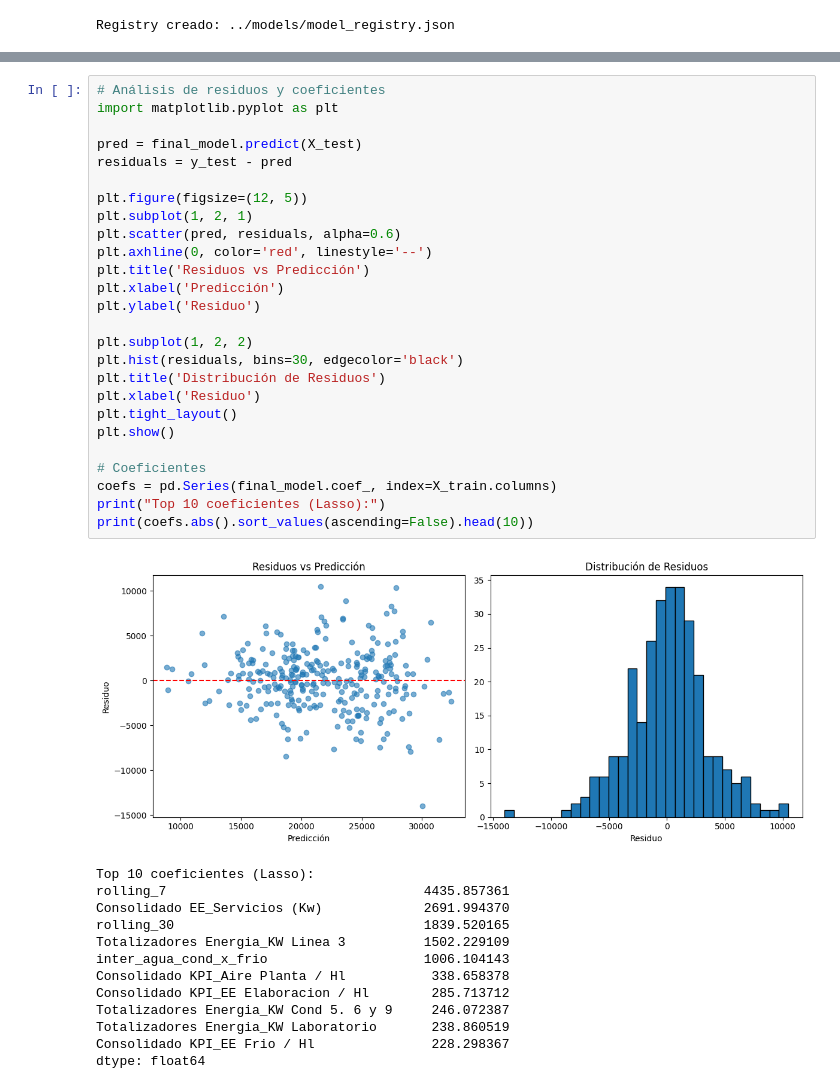
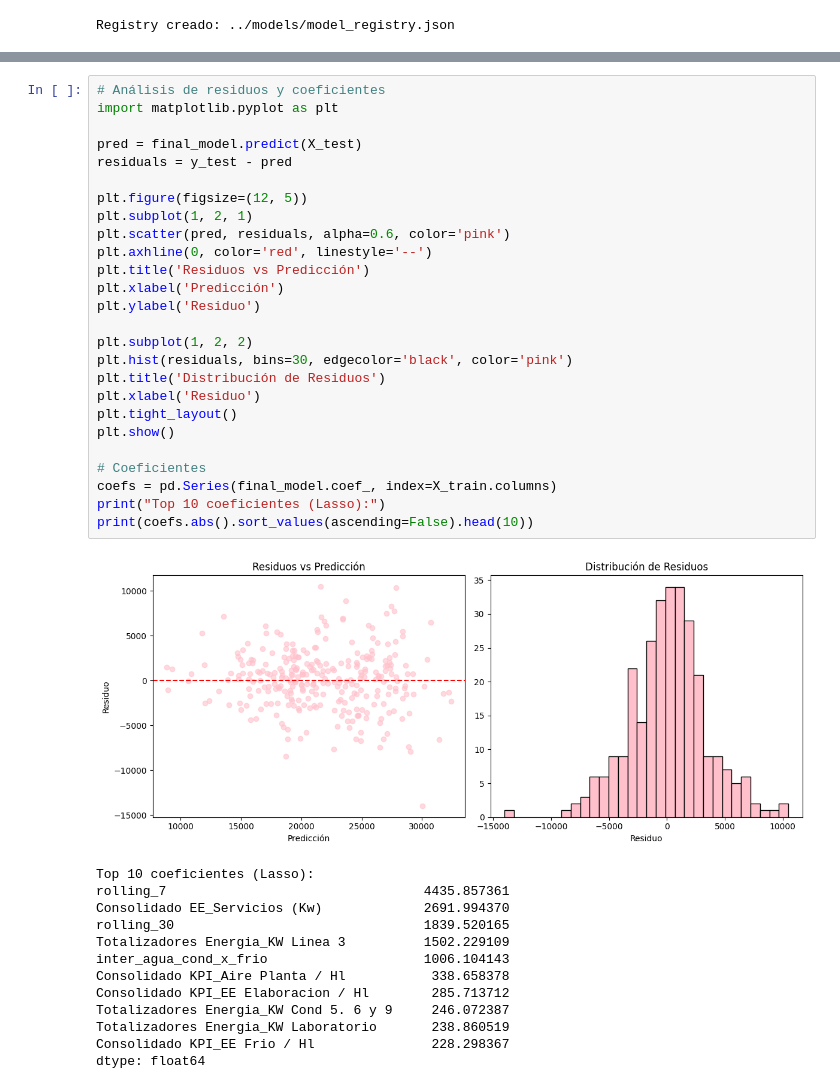
Before and after one commit to GonzaCardin/tp_final_ldd2, a Jupyter notebook: notebooks/modelado_v2.ipynb, the cells around one changed output, grey strips where cells are left out. Drawn from its saved outputs; the diff is of its cells as text.

```diff
--- a/notebooks/modelado_v2.ipynb
+++ b/notebooks/modelado_v2.ipynb
@@ -164,31 +201,31 @@ Registry creado: ../models/model_registry.json
 # %%
 # Análisis de residuos y coeficientes
 import matplotlib.pyplot as plt
 
 pred = final_model.predict(X_test)
 residuals = y_test - pred
 
 plt.figure(figsize=(12, 5))
 plt.subplot(1, 2, 1)
-plt.scatter(pred, residuals, alpha=0.6)
+plt.scatter(pred, residuals, alpha=0.6, color='pink')
 plt.axhline(0, color='red', linestyle='--')
 plt.title('Residuos vs Predicción')
 plt.xlabel('Predicción')
 plt.ylabel('Residuo')
 
 plt.subplot(1, 2, 2)
-plt.hist(residuals, bins=30, edgecolor='black')
+plt.hist(residuals, bins=30, edgecolor='black', color='pink')
 plt.title('Distribución de Residuos')
 plt.xlabel('Residuo')
 plt.tight_layout()
 plt.show()
 
 # Coeficientes
 coefs = pd.Series(final_model.coef_, index=X_train.columns)
 print("Top 10 coeficientes (Lasso):")
 print(coefs.abs().sort_values(ascending=False).head(10))
 # %% [output]
-[figure, old version]
+[figure, new version]
 Top 10 coeficientes (Lasso):
 rolling_7                                 4435.857361
 Consolidado EE_Servicios (Kw)             2691.994370
```
Also changed, not shown: parts of 9 cells of this notebook, 3 other files.
